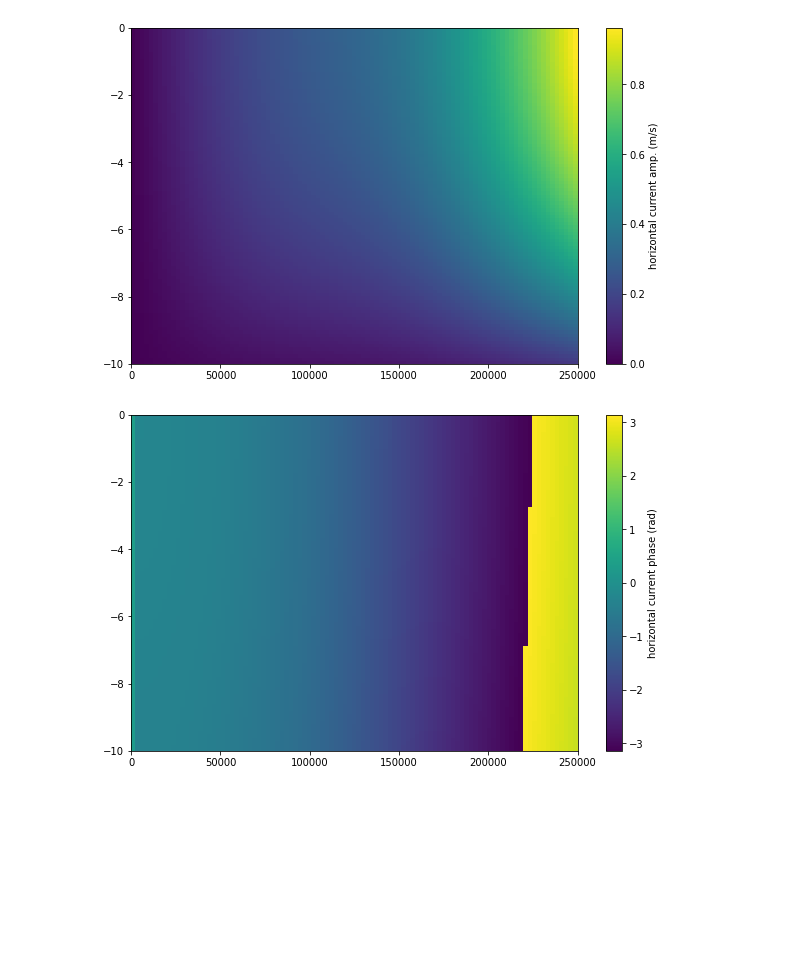
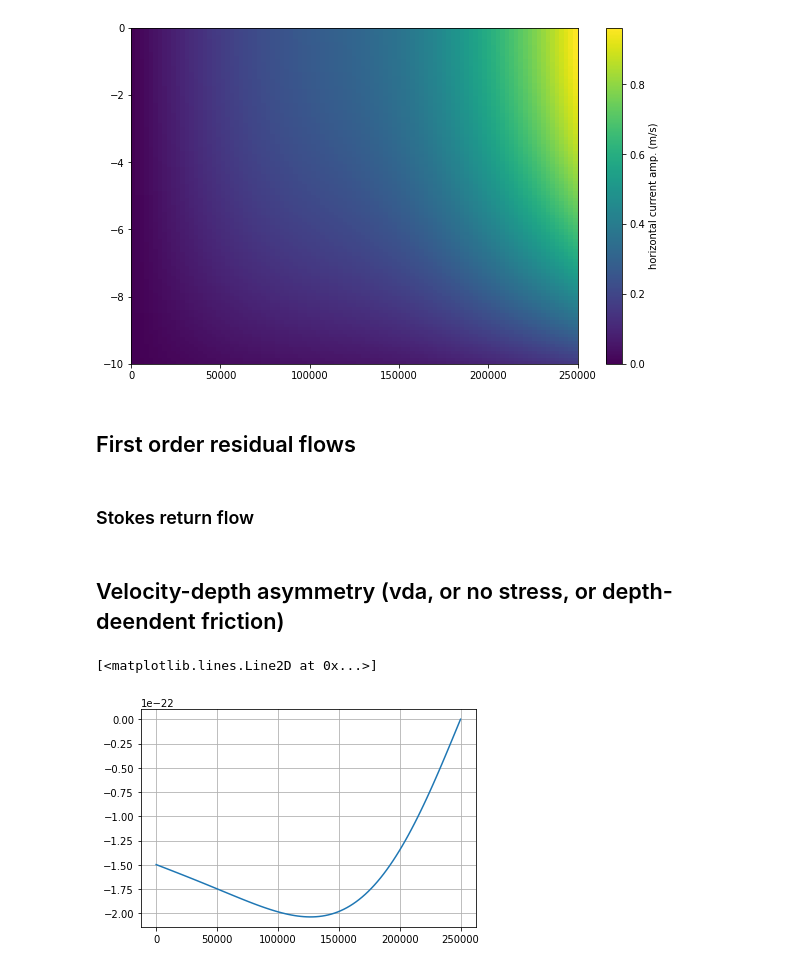
Before and after one commit to JinyangWang27/singleChannel2DV, a Jupyter notebook: singleChannel2DV.ipynb, the cells around one changed output. Drawn from its saved outputs; the diff is of its cells as text; code cells hidden in the pictures; blank space fills up the shorter version.

```diff
--- a/singleChannel2DV.ipynb
+++ b/singleChannel2DV.ipynb
@@ -58,10 +99,17 @@ contour_u = plt.pcolor(X, Z, np.abs(u))
 cbar = plt.colorbar(contour_u)
 cbar.set_label('horizontal current amp. (m/s)')
 
-plt.figure(figsize=(10, 6.18))
-contour_u = plt.pcolor(X, Z, np.angle(u))
-cbar = plt.colorbar(contour_u)
-cbar.set_label('horizontal current phase (rad)')
+# plt.figure(figsize=(10, 6.18))
+# contour_u = plt.pcolor(X, Z, np.angle(u))
+# cbar = plt.colorbar(contour_u)
+# cbar.set_label('horizontal current phase (rad)')
 # %% [output]
 [figure]
-[figure, removed]
+# %% [markdown]
+## First order residual flows
+# %%
+r = Av / H / sf     # dimensionless slip parameter
+fz = g * H**2 / Av * (.5 * ((Z/H)**2 - 1) - r)  # residual current vertical profile
+coef = Av / g / H**3 / (1/3 + r)
+# %% [markdown]
+### Stokes return flow
@@ -67,0 +124,13 @@ cbar.set_label('horizontal current phase (rad)')
+# %% [markdown]
+## Velocity-depth asymmetry (vda, or no stress, or depth-deendent friction)
+# %%
+uzz_at_0 = 1j * g * beta * gamma**2 * np.cosh(0) * detadx[-1,0]
+Fvda = .5 * np.real(eta.conjugate() * uzz_at_0)
+pressure_gradient_vda = -coef * (.5 + r) * H**2 * Fvda
+eta_vda = integrate.cumtrapz(pressure_gradient_vda[::-1], x[::-1], initial=0)[::-1]
+u_vda = fz * pressure_gradient_vda
+# %%
+plt.plot(x, eta_vda)
+# %% [output]
+[<matplotlib.lines.Line2D at 0x...>]
+[figure, added]
```
Also changed, not shown: parts of 12 cells of this notebook.
